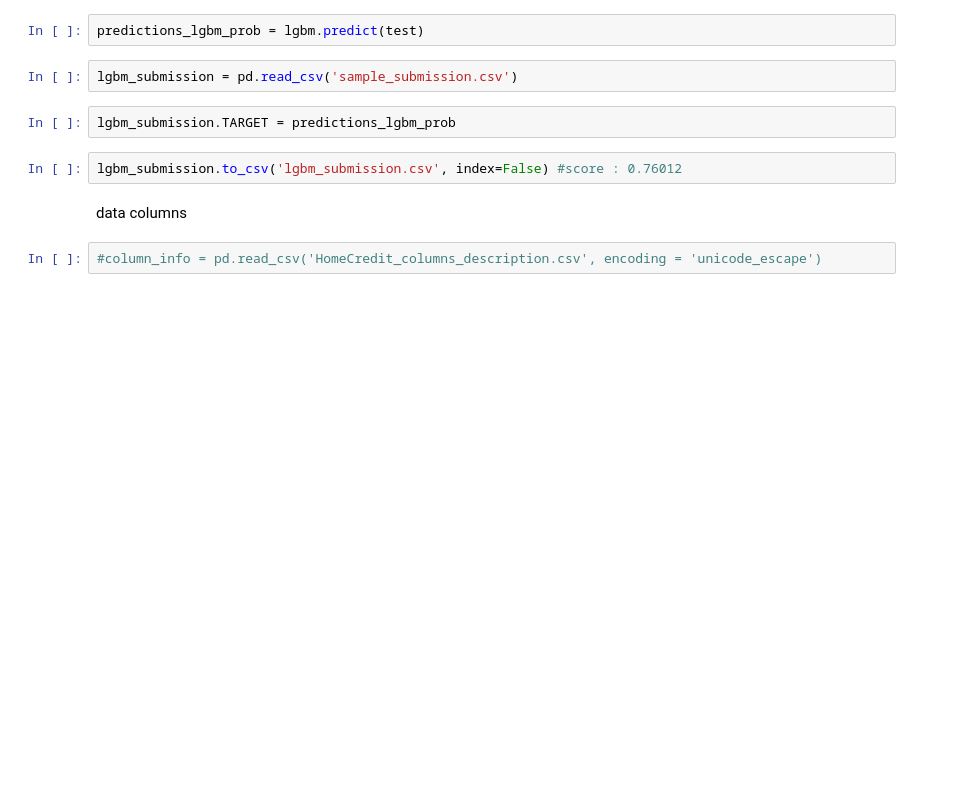
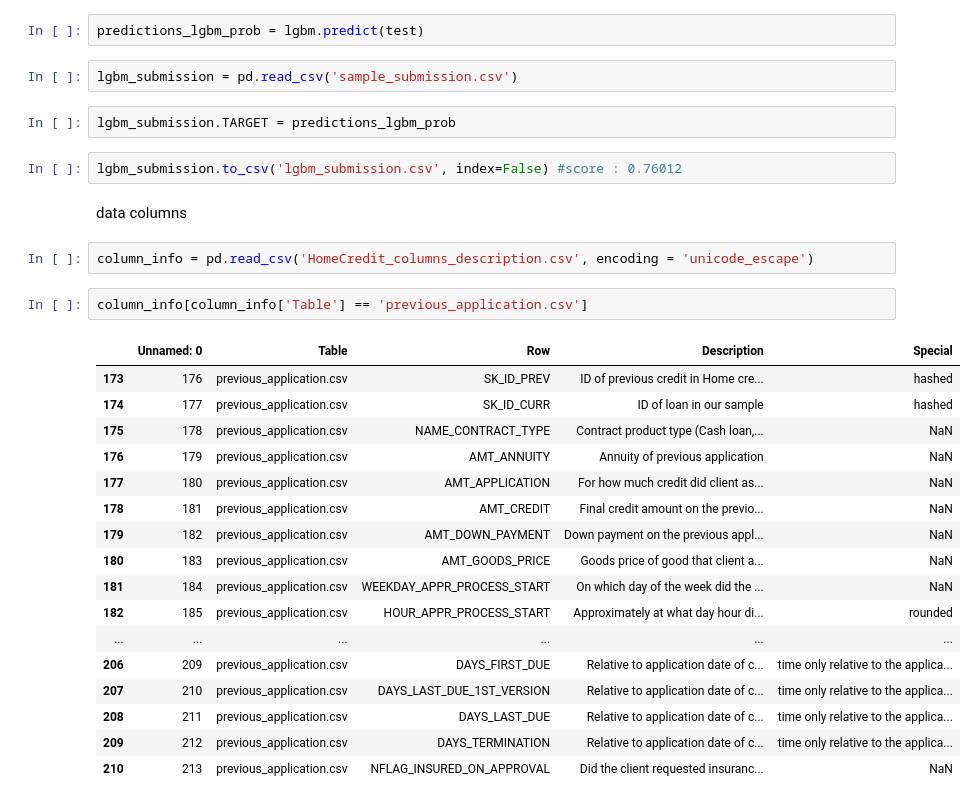
Before and after one commit to narendraparigi1987/home-credit-default-risk, a Jupyter notebook: lightGBM_v3.ipynb, the cells around one changed output. Drawn from its saved outputs; the diff is of its cells as text; blank space fills up the shorter version.

```diff
--- a/lightGBM_v3.ipynb
+++ b/lightGBM_v3.ipynb
@@ -209,4 +230,24 @@ lgbm_submission.to_csv('lgbm_submission.csv', index=False) #score : 0.76012
 # %% [markdown]
 data columns
 # %%
-#column_info = pd.read_csv('HomeCredit_columns_description.csv', encoding = 'unicode_escape')
+column_info = pd.read_csv('HomeCredit_columns_description.csv', encoding = 'unicode_escape')
+# %%
+column_info[column_info['Table'] == 'previous_application.csv']
+# %% [output]
+|  | Unnamed: 0 | Table | Row | Description | Special |
+| 173 | 176 | previous_application.csv | SK_ID_PREV | ID of previous credit in Home cre... | hashed |
+| 174 | 177 | previous_application.csv | SK_ID_CURR | ID of loan in our sample | hashed |
+| 175 | 178 | previous_application.csv | NAME_CONTRACT_TYPE | Contract product type (Cash loan,... | NaN |
+| 176 | 179 | previous_application.csv | AMT_ANNUITY | Annuity of previous application | NaN |
+| 177 | 180 | previous_application.csv | AMT_APPLICATION | For how much credit did client as... | NaN |
+| 178 | 181 | previous_application.csv | AMT_CREDIT | Final credit amount on the previo... | NaN |
+| 179 | 182 | previous_application.csv | AMT_DOWN_PAYMENT | Down payment on the previous appl... | NaN |
+| 180 | 183 | previous_application.csv | AMT_GOODS_PRICE | Goods price of good that client a... | NaN |
+| 181 | 184 | previous_application.csv | WEEKDAY_APPR_PROCESS_START | On which day of the week did the ... | NaN |
+| 182 | 185 | previous_application.csv | HOUR_APPR_PROCESS_START | Approximately at what day hour di... | rounded |
+| ... | ... | ... | ... | ... | ... |
+| 206 | 209 | previous_application.csv | DAYS_FIRST_DUE | Relative to application date of c... | time only relative to the applica... |
+| 207 | 210 | previous_application.csv | DAYS_LAST_DUE_1ST_VERSION | Relative to application date of c... | time only relative to the applica... |
+| 208 | 211 | previous_application.csv | DAYS_LAST_DUE | Relative to application date of c... | time only relative to the applica... |
+| 209 | 212 | previous_application.csv | DAYS_TERMINATION | Relative to application date of c... | time only relative to the applica... |
+| 210 | 213 | previous_application.csv | NFLAG_INSURED_ON_APPROVAL | Did the client requested insuranc... | NaN |
```
Also changed, not shown: parts of 8 cells of this notebook.
